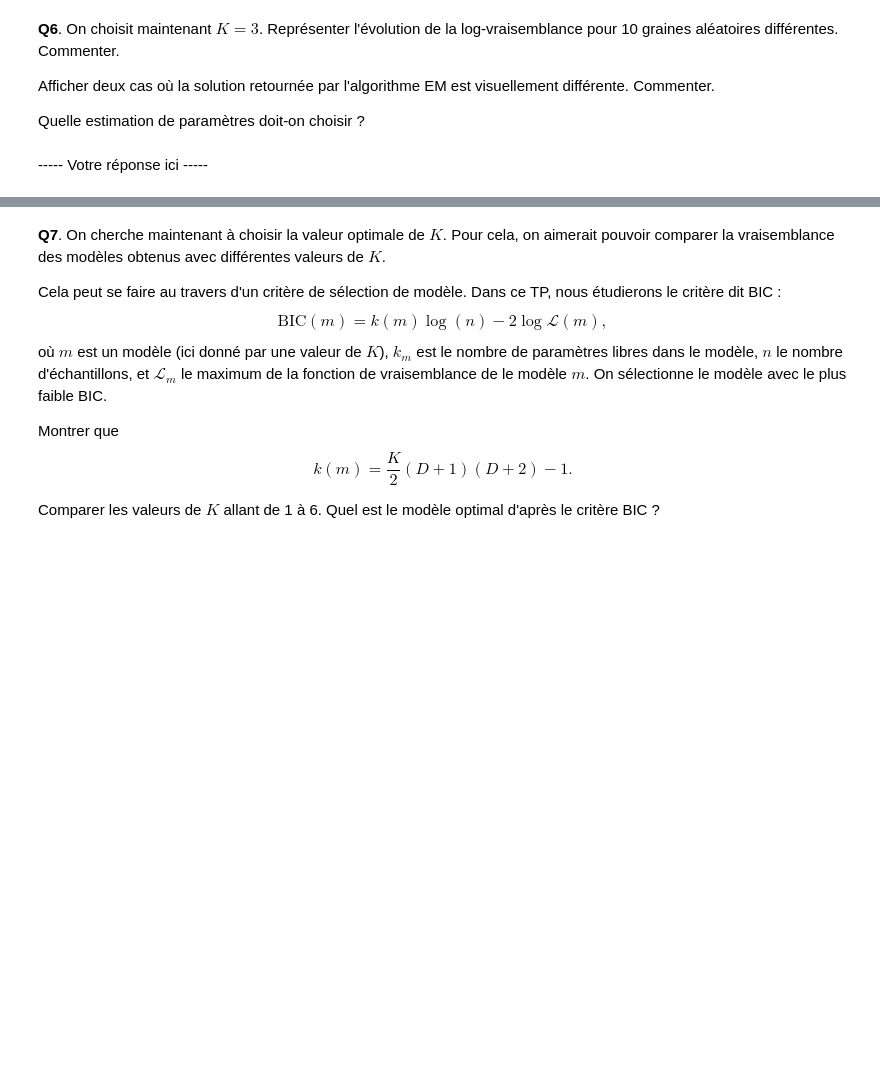
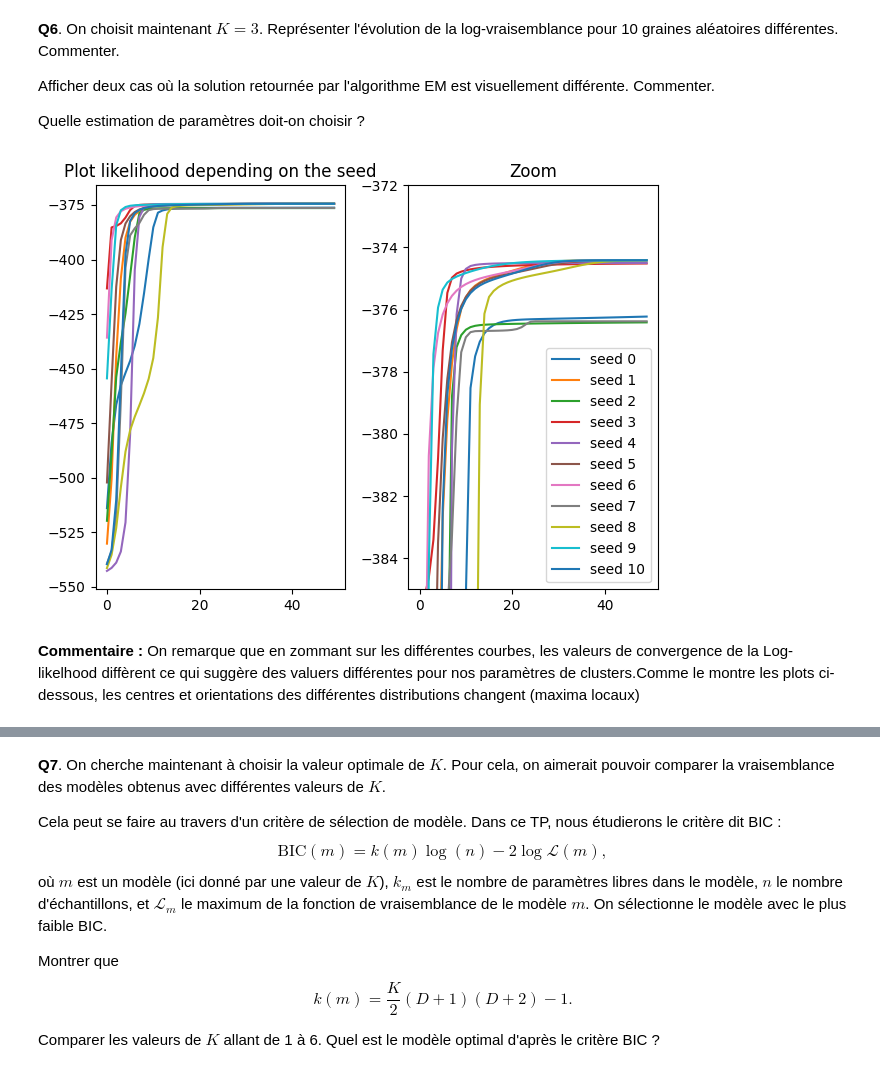
Before and after one commit to felixmnnr/SDI_IES, a Jupyter notebook: tp1_MONNIER_VASSEUR.ipynb, the cells around one changed output, grey strips where cells are left out. Saved outputs shown, nothing was run; the diff lists cells and outputs as text; code cells hidden in the pictures; blank space fills up the shorter version.

```diff
--- a/tp1_MONNIER_VASSEUR.ipynb
+++ b/tp1_MONNIER_VASSEUR.ipynb
@@ -188,3 +211,19 @@ K = 3
+# %%
+plt.subplot(1, 2, 1)  # Le premier graphe
+for i in range (len(seed_10_run)):
+    plt.plot(seed_10_run[i][3], label=f'seed {i}')
+    plt.title('Plot likelihood depending on the seed')
+
+plt.subplot(1, 2, 2)  # Le deuxième graphe
+for i in range (len(seed_10_run)):
+    plt.plot(seed_10_run[i][3], label=f'seed {i}')
+    plt.title('Zoom')
+    plt.ylim(-385, -372)  # Limites pour l'axe y
+
+plt.tight_layout()
+plt.legend()
+plt.show()
+# %% [output]
+[figure, added]
 # %% [markdown]
-
------ Votre réponse ici -----
+**Commentaire :** On remarque que en zommant sur les différentes courbes, les valeurs de convergence de la Log-likelhood diffèrent ce qui suggère des valuers différentes pour nos paramètres de clusters.Comme le montre les plots ci-dessous, les centres et orientations des différentes distributions changent (maxima locaux)
```
Also changed, not shown: parts of 11 cells of this notebook.
